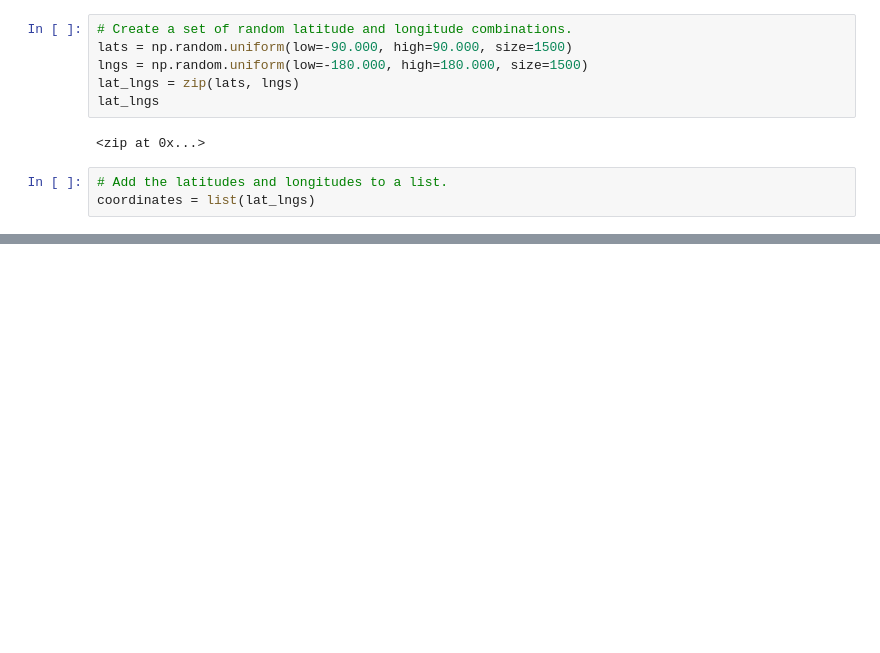
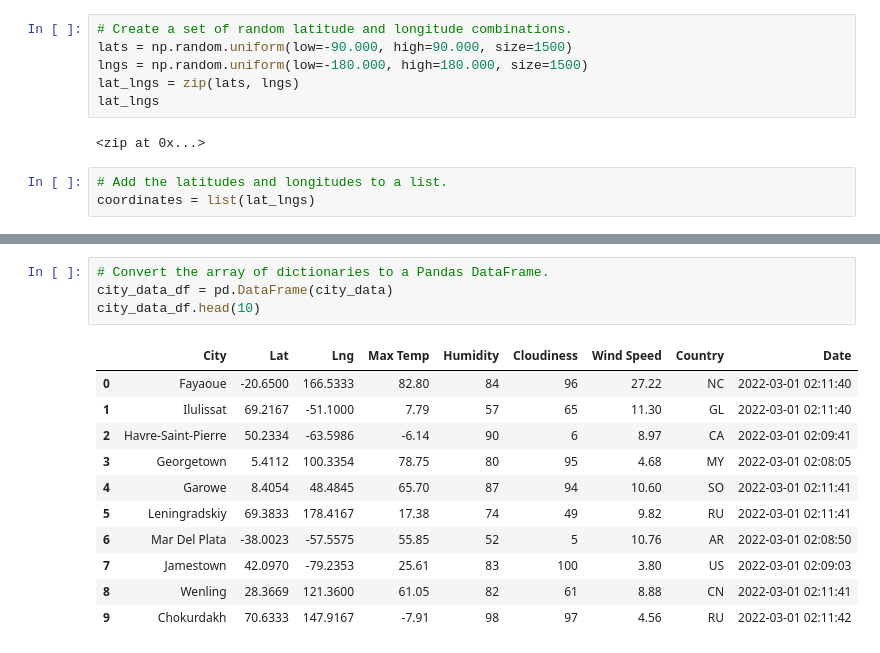
Before and after one commit to david-garza/World_Weather_Analysis, a Jupyter notebook: WeatherPy.ipynb, the cells around one changed output, grey strips where cells are left out. Cells and saved outputs as stored; diff of their text form; blank space fills up the shorter version.

```diff
--- a/WeatherPy.ipynb
+++ b/WeatherPy.ipynb
@@ -31,0 +124,16 @@ len(cities)
+# %%
+# Convert the array of dictionaries to a Pandas DataFrame.
+city_data_df = pd.DataFrame(city_data)
+city_data_df.head(10)
+# %% [output]
+|  | City | Lat | Lng | Max Temp | Humidity | Cloudiness | Wind Speed | Country | Date |
+| 0 | Fayaoue | -20.6500 | 166.5333 | 82.80 | 84 | 96 | 27.22 | NC | 2022-03-01 02:11:40 |
+| 1 | Ilulissat | 69.2167 | -51.1000 | 7.79 | 57 | 65 | 11.30 | GL | 2022-03-01 02:11:40 |
+| 2 | Havre-Saint-Pierre | 50.2334 | -63.5986 | -6.14 | 90 | 6 | 8.97 | CA | 2022-03-01 02:09:41 |
+| 3 | Georgetown | 5.4112 | 100.3354 | 78.75 | 80 | 95 | 4.68 | MY | 2022-03-01 02:08:05 |
+| 4 | Garowe | 8.4054 | 48.4845 | 65.70 | 87 | 94 | 10.60 | SO | 2022-03-01 02:11:41 |
+| 5 | Leningradskiy | 69.3833 | 178.4167 | 17.38 | 74 | 49 | 9.82 | RU | 2022-03-01 02:11:41 |
+| 6 | Mar Del Plata | -38.0023 | -57.5575 | 55.85 | 52 | 5 | 10.76 | AR | 2022-03-01 02:08:50 |
+| 7 | Jamestown | 42.0970 | -79.2353 | 25.61 | 83 | 100 | 3.80 | US | 2022-03-01 02:09:03 |
+| 8 | Wenling | 28.3669 | 121.3600 | 61.05 | 82 | 61 | 8.88 | CN | 2022-03-01 02:11:41 |
+| 9 | Chokurdakh | 70.6333 | 147.9167 | -7.91 | 98 | 97 | 4.56 | RU | 2022-03-01 02:11:42 |
```
Also changed, not shown: parts of 6 cells of this notebook, 3 other files.
